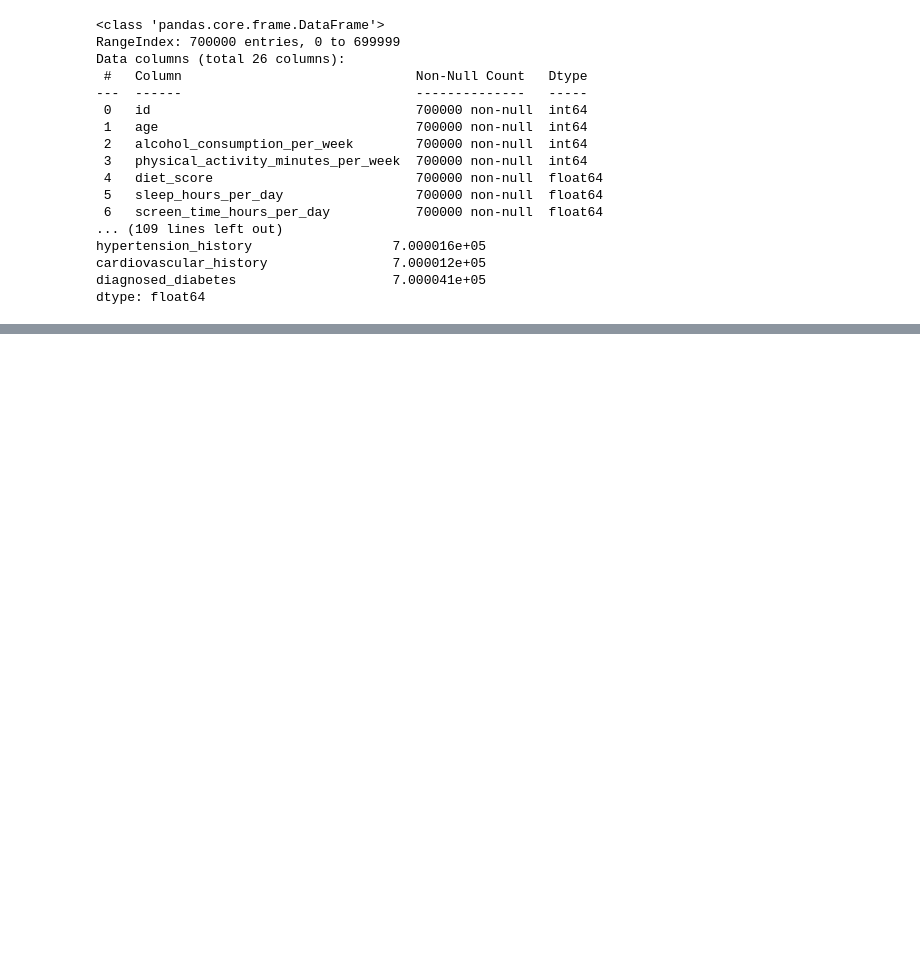
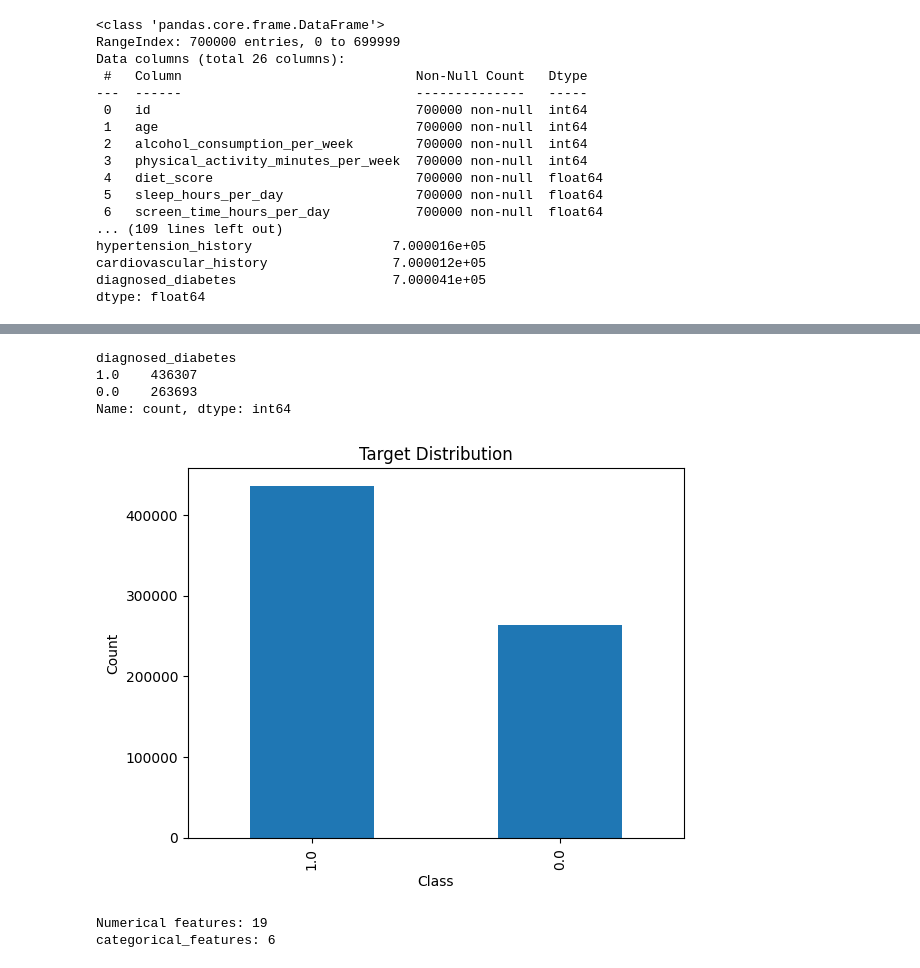
Before and after one commit to saadyaq/diabetes_prediction_challenge, a Jupyter notebook: main.ipynb, the cells around one changed output, grey strips where cells are left out. Saved outputs shown, nothing was run; the diff lists cells and outputs as text; code cells hidden in the pictures; blank space fills up the shorter version.

Commit message:
Kaggle Notebook | Diabetes_prediction_challenge | Version 2

```diff
--- a/main.ipynb
+++ b/main.ipynb
@@ -88,0 +110,29 @@ missing_pct=(missing/len(df_train))*1000
+# %%
+#Target analysis
+target_col="diagnosed_diabetes"
+print(df_train[target_col].value_counts())
+df_train[target_col].value_counts().plot(kind="bar")
+plt.title('Target Distribution')
+plt.xlabel('Class')
+plt.ylabel('Count')
+plt.show()
+# %% [output]
+diagnosed_diabetes
+1.0    436307
+0.0    263693
+Name: count, dtype: int64
+[figure, added]
+# %%
+#Identify numerical and ctaegorical features
+numerical_features = df_train.select_dtypes(include =["int64", "float64"]).columns.tolist()
+categorical_features=df_train.select_dtypes(include= ['object']).columns.tolist()
+
+#Remove target from features if present
+if target_col in numerical_features:
+    numerical_features.remove(target_col)
+
+print(f"Numerical features: {len(numerical_features)}")
+print(f"categorical_features: {len(categorical_features)}")
+# %% [output]
+Numerical features: 19
+categorical_features: 6
```
Also changed, not shown: parts of 4 cells of this notebook.
